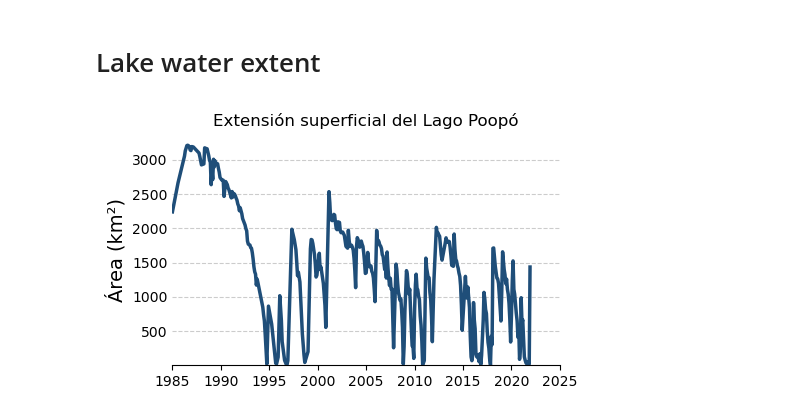
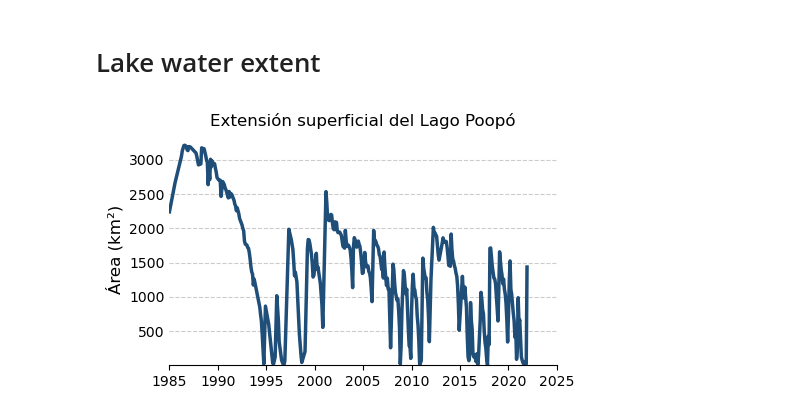
Before and after one commit to nayuAlv/Lake_Poopo, a Jupyter notebook: lake_analysis_jrc.ipynb, the cells around one changed output. Cells and saved outputs as stored; diff of their text form; code cells hidden in the pictures.

```diff
--- a/lake_analysis_jrc.ipynb
+++ b/lake_analysis_jrc.ipynb
@@ -47,11 +51,7 @@ Loaded 454 cached observations from /Users/nayualv/Desktop/Github_projects/Urus_
 # %% [markdown]
 # Lake water extent
 # %%
-import matplotlib.dates as mdates
-import datetime as dt
-import matplotlib.pyplot as plt
-import pandas as pd
-from pathlib import Path
+
 path_root = Path.cwd()
 
 jrc_df = pd.read_csv(lwe_jrc_path)
@@ -61,32 +61,37 @@ total_area_km2 = jrc_df["valid_area_km2"].max()
 #The percentage of the image box that has been observed
 jrc_df["coverage"] = jrc_df["valid_area_km2"] / total_area_km2 * 100
 # I require at least 80%
 clean_df = jrc_df[jrc_df["coverage"]>= 80].copy()
 
 fig, ax1 = plt.subplots(figsize=(5, 3))
+
 ax1.plot(clean_df['date'], clean_df["water_area_km2"],linewidth =2.5, color="#1f4e79")
-ax1.set_ylabel(f"Área (km²)", fontsize=14)
+ax1.set_ylabel(f"Área (km²)", fontsize=12)
 ax1.set_xlim(dt.datetime(1985, 1, 1),dt.datetime(2025, 1, 1) )
 ax1.xaxis.set_major_locator(mdates.YearLocator(base=5))
+#ax1.xaxis.set_minor_locator(mdates.YearLocator(base=1))
 ax1.xaxis.set_major_formatter(mdates.DateFormatter("%Y"))
 ax1.tick_params(axis='both', labelsize=10)
 ax1.tick_params(axis='y', length=0)
 ax1.set_yticks([500, 1000, 1500, 2000,2500,3000])
 ax1.set_ylim(bottom=0)
+
 ax1.grid(
     axis='y',
     linestyle='--',
     linewidth=0.8,
     color='gray',
     alpha=0.4
 )
+
 ax1.spines['top'].set_visible(False)
 ax1.spines['right'].set_visible(False)
 ax1.spines['left'].set_alpha(0)
 ax1.spines['bottom'].set_alpha(1)
+
 ax1.set_title("Extensión superficial del Lago Poopó")
 path_to_save = path_root / "figures" / "Poopo_lwe_1984-2021.png"
 plt.savefig(path_to_save, transparent = True)
 plt.show()
 # %% [output]
-[figure, old version]
+[figure, new version]
```
Also changed, not shown: parts of 1 cell of this notebook, 9 other files.
